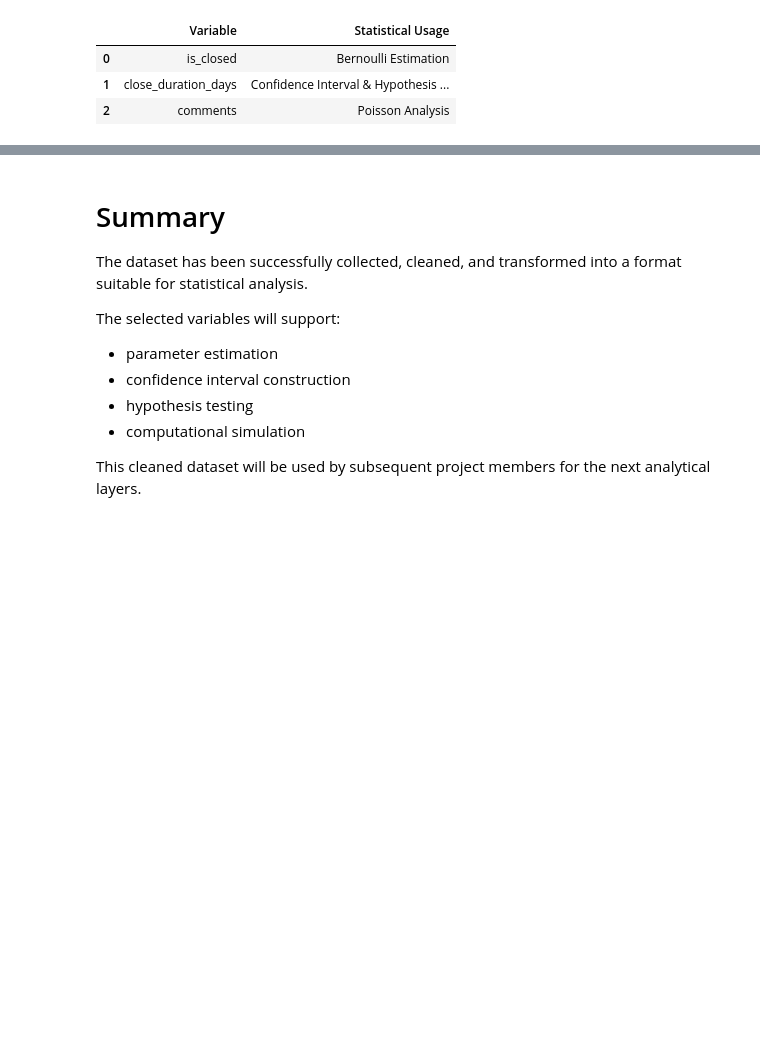
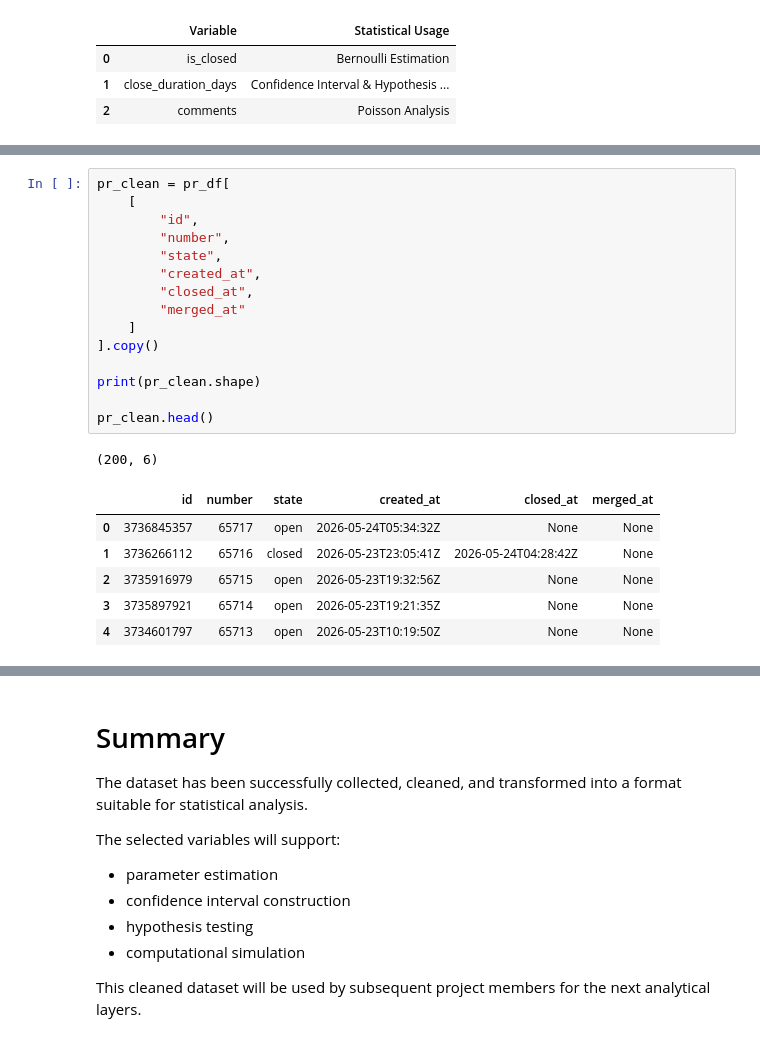
Before and after one commit to aqilfadria/stat-audit-pandas-sti-2026, a Jupyter notebook: notebooks/01_eda.ipynb, the cells around one changed output, grey strips where cells are left out. Cells and saved outputs as stored; diff of their text form; blank space fills up the shorter version.

```diff
--- a/notebooks/01_eda.ipynb
+++ b/notebooks/01_eda.ipynb
@@ -389,0 +431,23 @@ pull_requests_raw.csv saved.
+# %%
+pr_clean = pr_df[
+    [
+        "id",
+        "number",
+        "state",
+        "created_at",
+        "closed_at",
+        "merged_at"
+    ]
+].copy()
+
+print(pr_clean.shape)
+
+pr_clean.head()
+# %% [output]
+(200, 6)
+|  | id | number | state | created_at | closed_at | merged_at |
+| 0 | 3736845357 | 65717 | open | 2026-05-24T05:34:32Z | None | None |
+| 1 | 3736266112 | 65716 | closed | 2026-05-23T23:05:41Z | 2026-05-24T04:28:42Z | None |
+| 2 | 3735916979 | 65715 | open | 2026-05-23T19:32:56Z | None | None |
+| 3 | 3735897921 | 65714 | open | 2026-05-23T19:21:35Z | None | None |
+| 4 | 3734601797 | 65713 | open | 2026-05-23T10:19:50Z | None | None |
```
Also changed, not shown: parts of 13 cells of this notebook, 2 other files.
